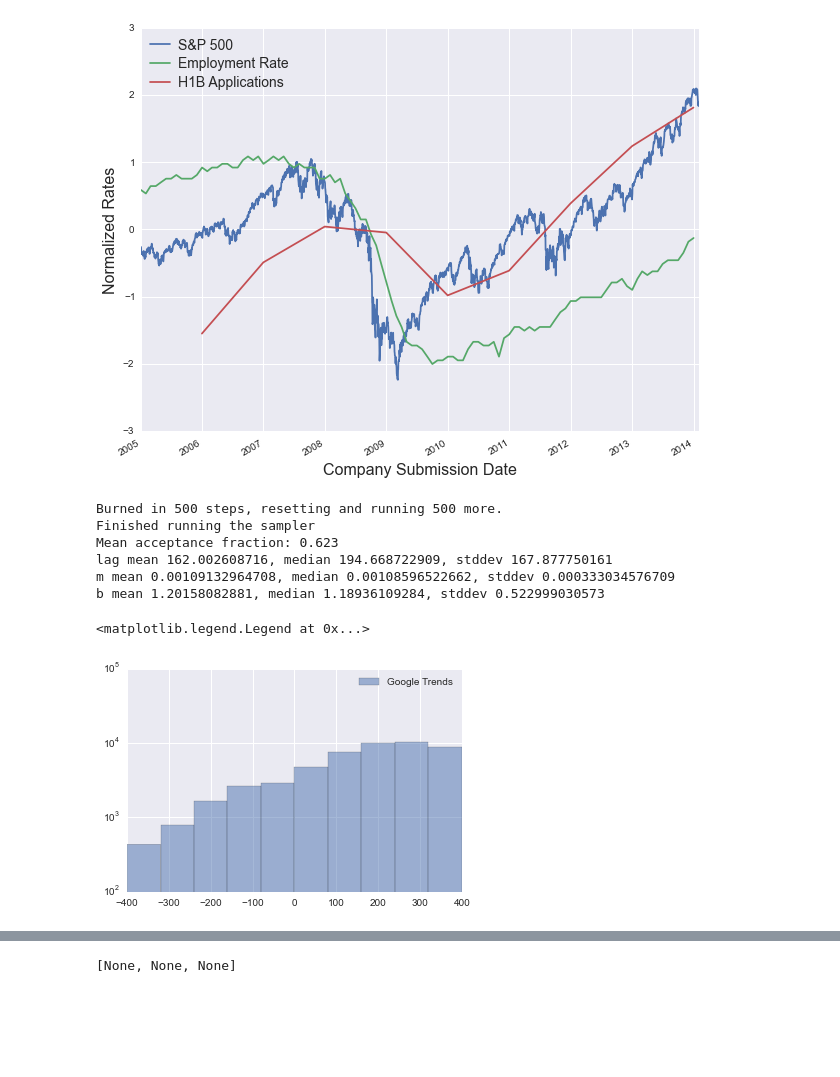
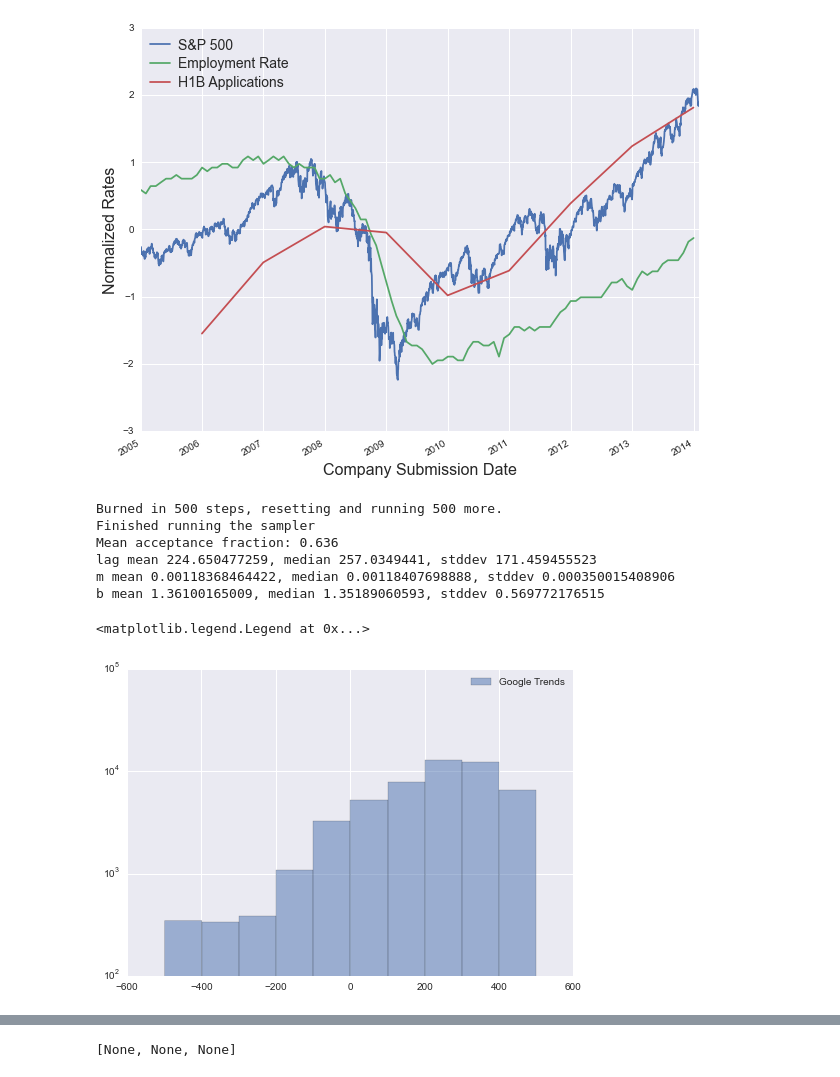
Before and after one commit to ahbauer/insight, a Jupyter notebook: notebooks/H1B.ipynb, the cells around one changed output, grey strips where cells are left out. Saved outputs shown, nothing was run; the diff lists cells and outputs as text; code cells hidden in the pictures; blank space fills up the shorter version.

```diff
--- a/notebooks/H1B.ipynb
+++ b/notebooks/H1B.ipynb
@@ -204,6 +210,7 @@ sentiments_month = (sentiments_month-sentiments_month.mean())/sentiments_month.s
 sentiments_year = sentiments.resample("A")
 sentiments_year = (sentiments_year-sentiments_year.mean())/sentiments_year.std()
 # %%
+freq='M'
 trends_dict = pickle.load(open('/Users/bauer/insight/teleborder/data/googletrends/trends.txt', 'r'))
 terms = ['downturn','recession','unemployment'] #'crisis',
 trend_series = {}
@@ -270,12 +294,14 @@ def lnlike(params, t_e, economy, t_h, h1b, fit_line):
         b=0
     econ_shifted = np.interp(t_h, t_e+lag, economy+(m*t_e + b))
     chi2 = np.sum((econ_shifted-h1b)**2)
+    if np.isnan(chi2):
+        return -np.inf
     return -0.5*chi2
 
 def lnprob(params, t_e, economy, t_h, h1b, fit_line):
     lp = 0. #lnprior_v(theta)
     [lag, m, b] = params
-    if lag < -400.0 or lag > 400.0 or m < 0.:
+    if lag < -500.0 or lag > 500.0 or m < 0.:
         return -np.inf
     return lp + lnlike(params, t_e, economy, t_h, h1b, fit_line)
 
@@ -343,29 +369,29 @@ plt.ylabel('Normalized Rates',fontsize=16)
 # %%
 # lags_trend = {}
 # ms_trend = {}
 # bs_trend = {}
 # for term in terms:
 #     lags_trend[term], ms_trend[term], bs_trend[term] = find_lag(trend_series[term].resample('A'), fit_line=False)
 #     print 'lag mean {0}, median {1}, stddev {2}'.format(np.mean(lags_trend[term]),np.median(lags_trend[term]),np.std(lags_trend[term]))
 #     print 'm mean {0}, median {1}, stddev {2}'.format(np.mean(ms_trend[term]),np.median(ms_trend[term]),np.std(ms_trend[term]))
 #     print 'b mean {0}, median {1}, stddev {2}'.format(np.mean(bs_trend[term]),np.median(bs_trend[term]),np.std(bs_trend[term]))
 #     plt.hist(lags_trend[term],label=term, alpha=0.5)
-lags_trend, ms_trend, bs_trend = find_lag(trend_series_tot.resample('A'))
+lags_trend, ms_trend, bs_trend = find_lag(pandas.rolling_mean(trend_series_tot.resample('M'),12)['2005-01':],fit_line=True)
 print 'lag mean {0}, median {1}, stddev {2}'.format(np.mean(lags_trend),np.median(lags_trend),np.std(lags_trend))
 print 'm mean {0}, median {1}, stddev {2}'.format(np.mean(ms_trend),np.median(ms_trend),np.std(ms_trend))
 print 'b mean {0}, median {1}, stddev {2}'.format(np.mean(bs_trend),np.median(bs_trend),np.std(bs_trend))
 plt.hist(lags_trend,label='Google Trends', alpha=0.5)
 plt.yscale('log', nonposy='clip')
 plt.legend()
 # %% [output]
 Burned in 500 steps, resetting and running 500 more.
 Finished running the sampler
-Mean acceptance fraction: 0.623
-lag mean 162.002608716, median 194.668722909, stddev 167.877750161
-m mean 0.00109132964708, median 0.00108596522662, stddev 0.000333034576709
-b mean 1.20158082881, median 1.18936109284, stddev 0.522999030573
+Mean acceptance fraction: 0.636
+lag mean 224.650477259, median 257.0349441, stddev 171.459455523
+m mean 0.00118368464422, median 0.00118407698888, stddev 0.000350015408906
+b mean 1.36100165009, median 1.35189060593, stddev 0.569772176515
 <matplotlib.legend.Legend at 0x...>
-[figure, old version]
+[figure, new version]
 # %%
 fig = plt.figure(figsize=(10,8))
 trend_model = trend_series_tot.shift(np.median(lags_trend), freq='D')
```
Also changed, not shown: parts of 24 cells of this notebook, 1 other file.
